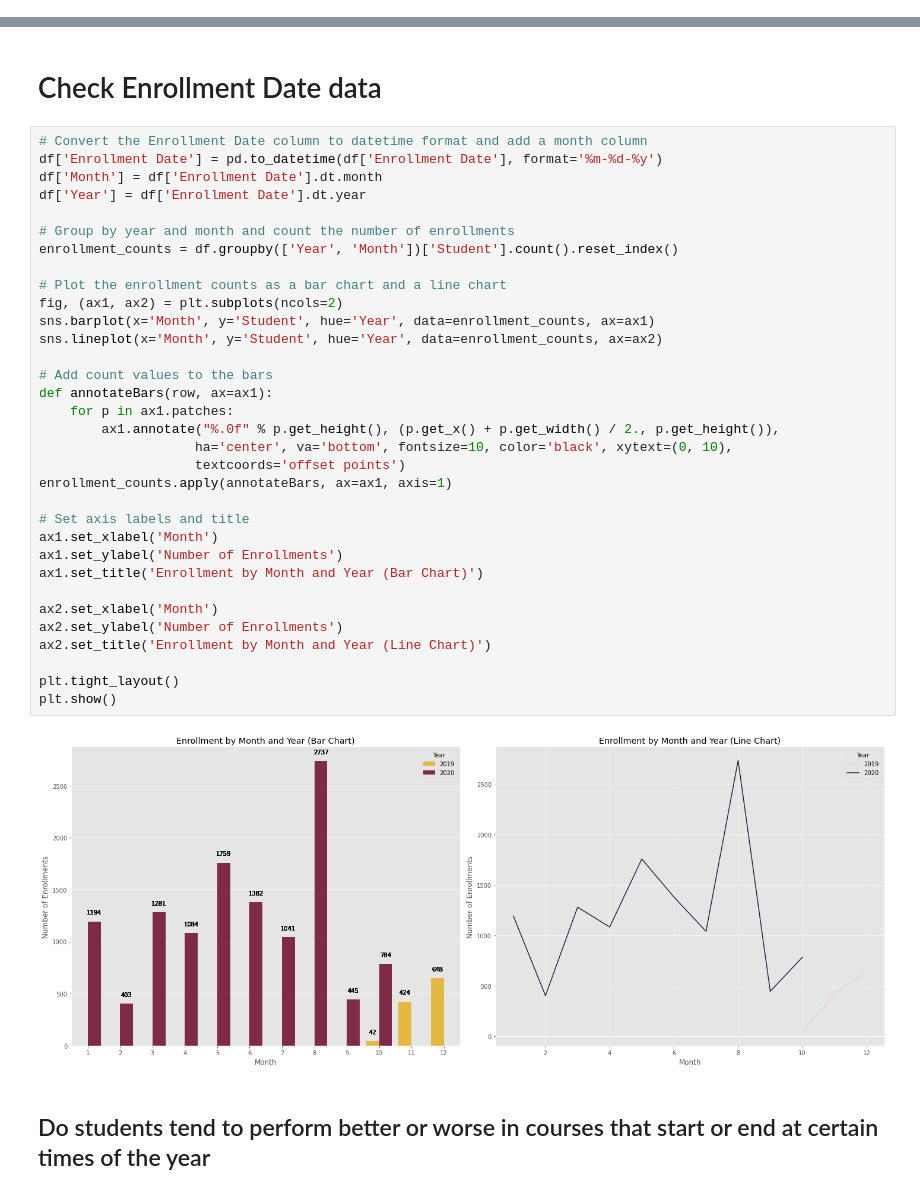
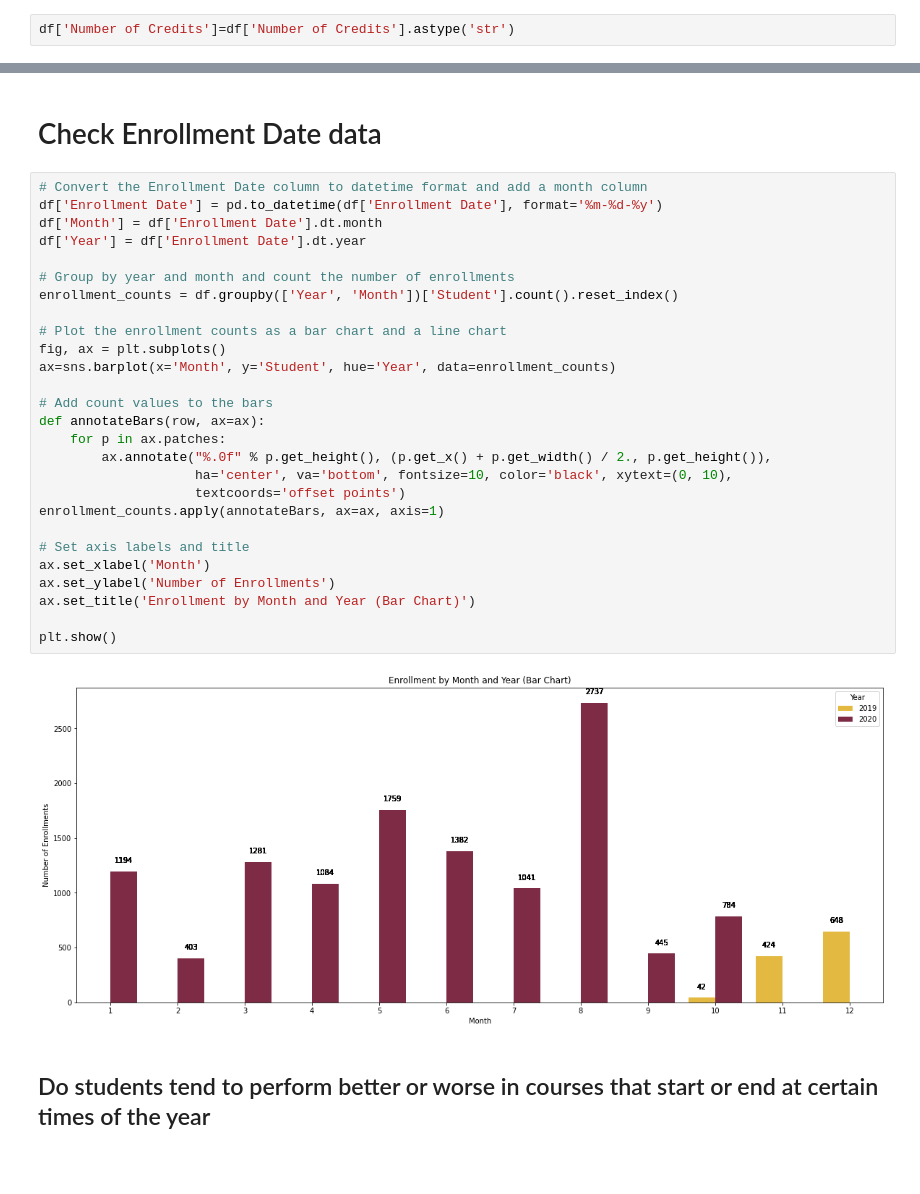
Before and after one commit to iamharkirat/EDA, a Jupyter notebook: learning_enterprise.ipynb, the cells around one changed output, grey strips where cells are left out. Drawn from its saved outputs; the diff is of its cells as text; blank space fills up the shorter version.

```diff
--- a/learning_enterprise.ipynb
+++ b/learning_enterprise.ipynb
@@ -40,6 +40,8 @@ df.head()
 | 2 | student-14-224 | Acorn College | ENG 102 | 2201B | 2020-03-17 | 2020-05-22 | 3 | ... |
 | 3 | student-18-260 | Acorn College | HST 102 | 2207B | 2020-10-13 | 2020-12-09 | 3 | ... |
 | 4 | student-36-195 | Lucerne Corp | SOC 101 | 2204A | 2020-04-14 | 2020-06-19 | 3 | ... |
+# %%
+df['Number of Credits']=df['Number of Credits'].astype('str')
 # %%
 df.info()
 # %% [output]
@@ -517,38 +552,32 @@ plt.show()
 # %%
 # Convert the Enrollment Date column to datetime format and add a month column
 df['Enrollment Date'] = pd.to_datetime(df['Enrollment Date'], format='%m-%d-%y')
 df['Month'] = df['Enrollment Date'].dt.month
 df['Year'] = df['Enrollment Date'].dt.year
 
 # Group by year and month and count the number of enrollments
 enrollment_counts = df.groupby(['Year', 'Month'])['Student'].count().reset_index()
 
 # Plot the enrollment counts as a bar chart and a line chart
-fig, (ax1, ax2) = plt.subplots(ncols=2)
-sns.barplot(x='Month', y='Student', hue='Year', data=enrollment_counts, ax=ax1)
-sns.lineplot(x='Month', y='Student', hue='Year', data=enrollment_counts, ax=ax2)
+fig, ax = plt.subplots()
+ax=sns.barplot(x='Month', y='Student', hue='Year', data=enrollment_counts)
 
 # Add count values to the bars
-def annotateBars(row, ax=ax1):
-    for p in ax1.patches:
-        ax1.annotate("%.0f" % p.get_height(), (p.get_x() + p.get_width() / 2., p.get_height()),
+def annotateBars(row, ax=ax):
+    for p in ax.patches:
+        ax.annotate("%.0f" % p.get_height(), (p.get_x() + p.get_width() / 2., p.get_height()),
                     ha='center', va='bottom', fontsize=10, color='black', xytext=(0, 10),
                     textcoords='offset points')
-enrollment_counts.apply(annotateBars, ax=ax1, axis=1)
+enrollment_counts.apply(annotateBars, ax=ax, axis=1)
 
 # Set axis labels and title
-ax1.set_xlabel('Month')
-ax1.set_ylabel('Number of Enrollments')
-ax1.set_title('Enrollment by Month and Year (Bar Chart)')
+ax.set_xlabel('Month')
+ax.set_ylabel('Number of Enrollments')
+ax.set_title('Enrollment by Month and Year (Bar Chart)')
 
-ax2.set_xlabel('Month')
-ax2.set_ylabel('Number of Enrollments')
-ax2.set_title('Enrollment by Month and Year (Line Chart)')
-
-plt.tight_layout()
 plt.show()
 # %% [output]
-[figure, old version]
+[figure, new version]
 # %% [markdown]
 ## Do students tend to perform better or worse in courses that start or end at certain times of the year
 # %%
```
Also changed, not shown: parts of 21 cells of this notebook.
